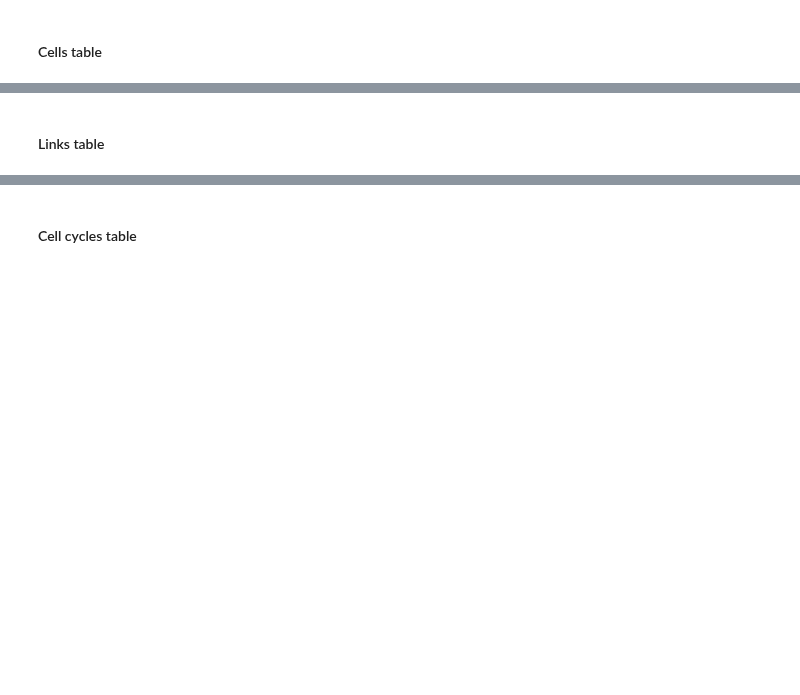
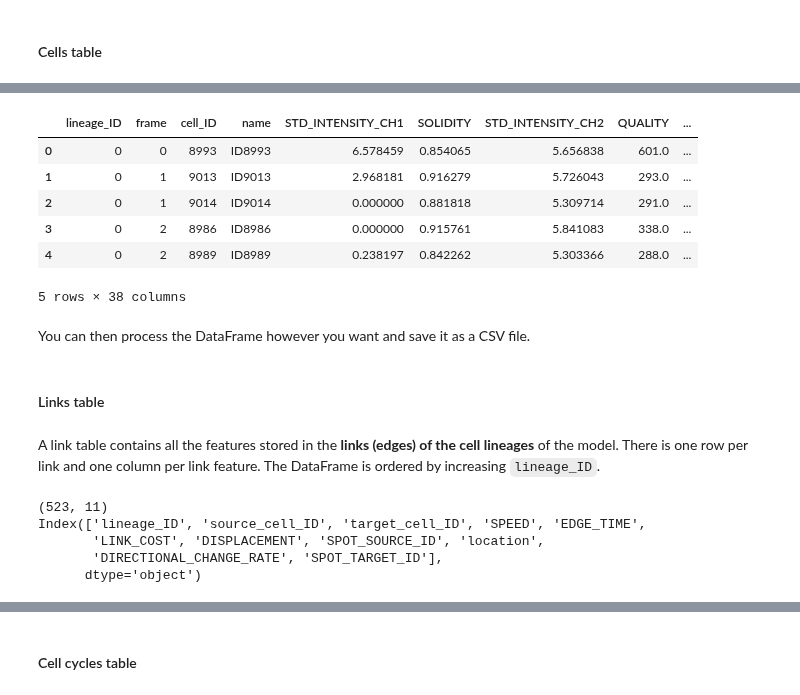
Before and after one commit to Image-Analysis-Hub/pycellin, a Jupyter notebook: notebooks/Getting started.ipynb, the cells around one changed output, grey strips where cells are left out. Saved outputs shown, nothing was run; the diff lists cells and outputs as text; code cells hidden in the pictures; blank space fills up the shorter version.

```diff
--- a/notebooks/Getting started.ipynb
+++ b/notebooks/Getting started.ipynb
@@ -533,0 +539,4 @@ Indeed, the intended use of `save_to_pickle()` and `load_from_pickle()` is to al
+# %%
+cell_df = tm_model.to_cell_dataframe()
+print(cell_df.shape)
+print(cell_df.columns)
@@ -533,0 +556,12 @@ Indeed, the intended use of `save_to_pickle()` and `load_from_pickle()` is to al
+# %%
+cell_df.head()
+# %% [output]
+|  | lineage_ID | frame | cell_ID | name | STD_INTENSITY_CH1 | SOLIDITY | STD_INTENSITY_CH2 | QUALITY | ... |
+| 0 | 0 | 0 | 8993 | ID8993 | 6.578459 | 0.854065 | 5.656838 | 601.0 | ... |
+| 1 | 0 | 1 | 9013 | ID9013 | 2.968181 | 0.916279 | 5.726043 | 293.0 | ... |
+| 2 | 0 | 1 | 9014 | ID9014 | 0.000000 | 0.881818 | 5.309714 | 291.0 | ... |
+| 3 | 0 | 2 | 8986 | ID8986 | 0.000000 | 0.915761 | 5.841083 | 338.0 | ... |
+| 4 | 0 | 2 | 8989 | ID8989 | 0.238197 | 0.842262 | 5.303366 | 288.0 | ... |
+5 rows × 38 columns
+# %% [markdown]
+You can then process the DataFrame however you want and save it as a CSV file.
@@ -534,2 +571,14 @@ Indeed, the intended use of `save_to_pickle()` and `load_from_pickle()` is to al
 # %% [markdown]
 #### Links table
+# %% [markdown]
+A link table contains all the features stored in the **links (edges) of the cell lineages** of the model. There is one row per link and one column per link feature. The DataFrame is ordered by increasing `lineage_ID`.
+# %%
+link_df = tm_model.to_link_dataframe()
+print(link_df.shape)
+print(link_df.columns)
+# %% [output]
+(523, 11)
+Index(['lineage_ID', 'source_cell_ID', 'target_cell_ID', 'SPEED', 'EDGE_TIME',
+       'LINK_COST', 'DISPLACEMENT', 'SPOT_SOURCE_ID', 'location',
+       'DIRECTIONAL_CHANGE_RATE', 'SPOT_TARGET_ID'],
+      dtype='object')
```
Also changed, not shown: parts of 27 cells of this notebook.
